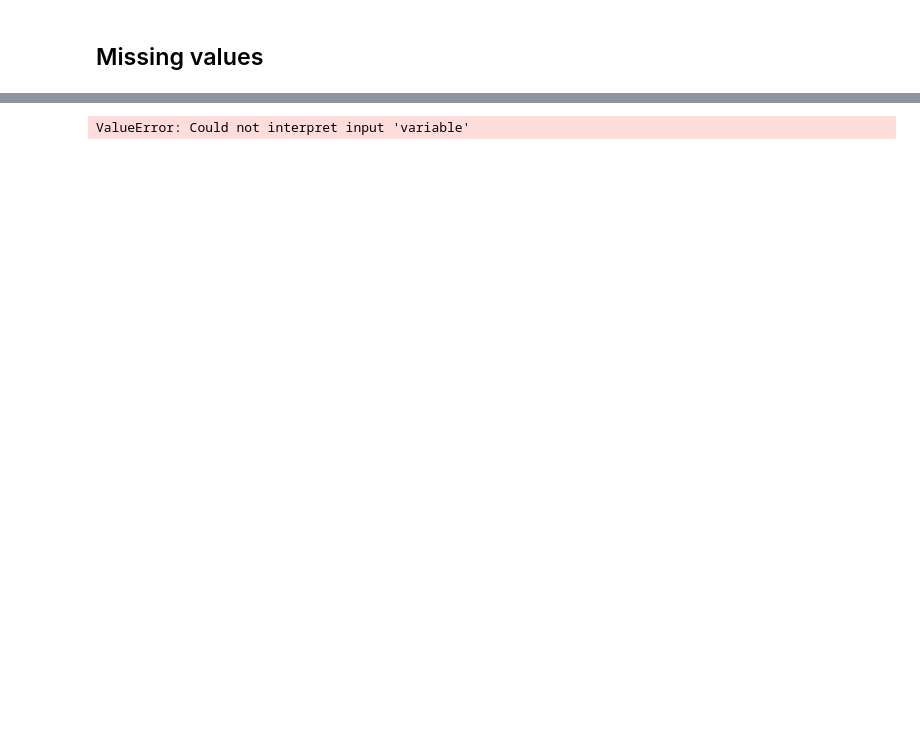
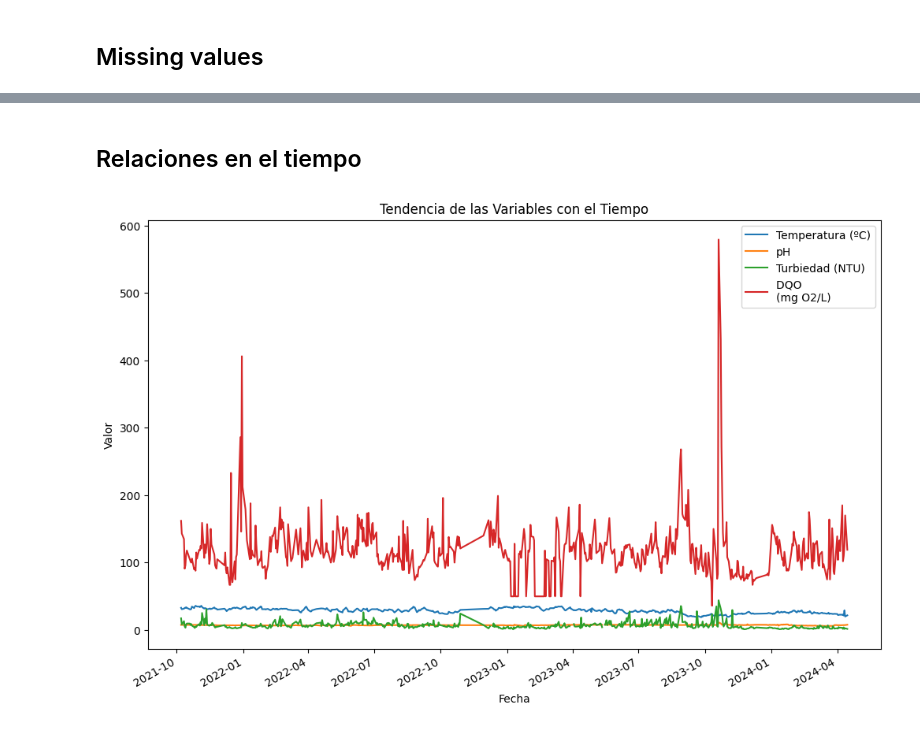
Before and after one commit to tetenogues/data_barbies_y_guille, a Jupyter notebook: first-nb.ipynb, the cells around one changed output, grey strips where cells are left out. Drawn from its saved outputs; the diff is of its cells as text; code cells hidden in the pictures; blank space fills up the shorter version.

```diff
--- a/first-nb.ipynb
+++ b/first-nb.ipynb
@@ -132,4 +155,9 @@ plt.show()
-# %%
-sns.boxplot(x='variable', y='valor', data=data_lab)
-# %% [output]
-ValueError: Could not interpret input 'variable'
+# %% [markdown]
+## Relaciones en el tiempo
+# %%
+data_lab.set_index('Fecha')[['Temperatura (ºC)', 'pH', 'Turbiedad (NTU)', 'DQO \n(mg O2/L)']].plot(figsize=(12, 8))
+plt.title('Tendencia de las Variables con el Tiempo')
+plt.ylabel('Valor')
+plt.show()
+# %% [output]
+[figure, added]
```
Also changed, not shown: parts of 10 cells of this notebook.
